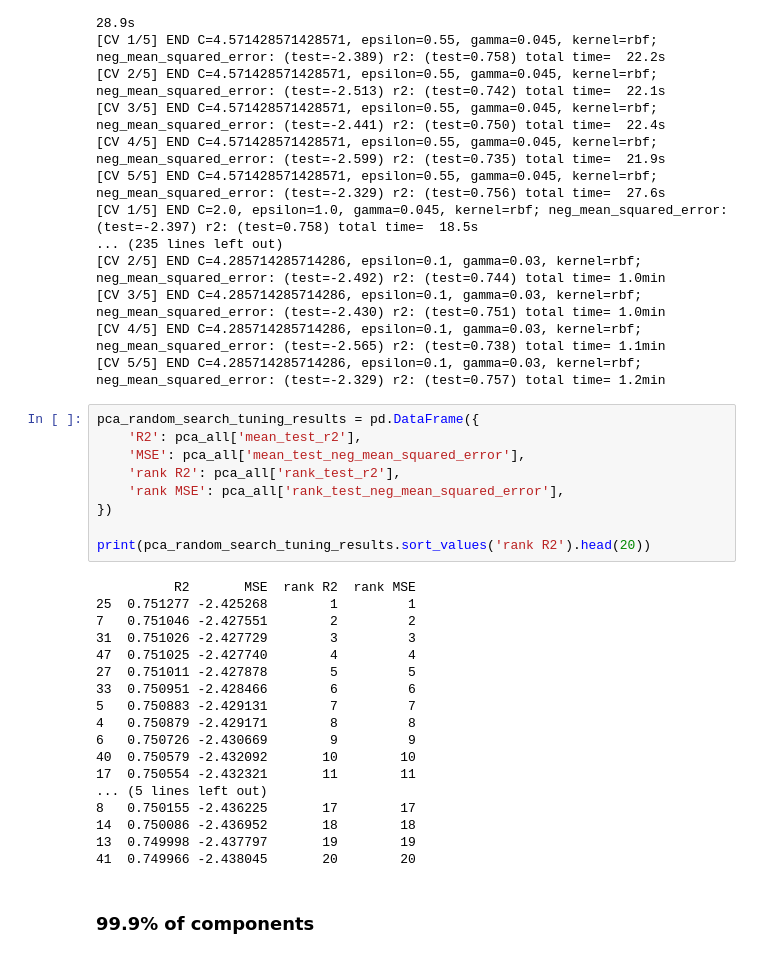
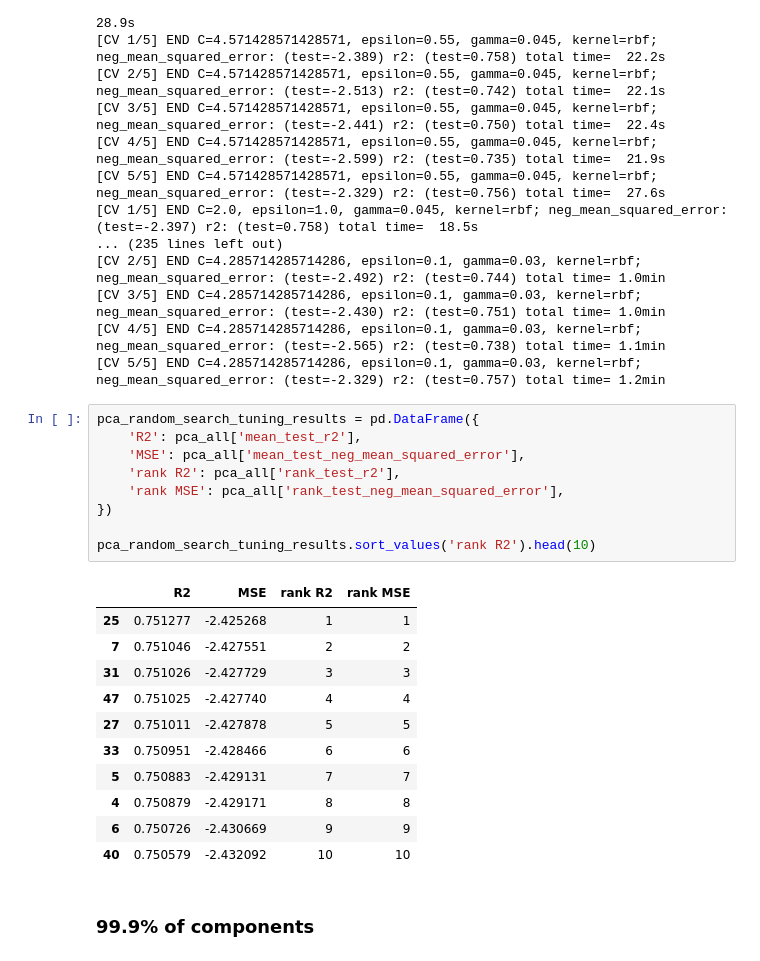
Before and after one commit to iml-term-project/project, a Jupyter notebook: okko/model_tuning_PCA_svr.ipynb, the cells around one changed output. Saved outputs shown, nothing was run; the diff lists cells and outputs as text.

Commit message:
Update svr tuning files

```diff
--- a/okko/model_tuning_PCA_svr.ipynb
+++ b/okko/model_tuning_PCA_svr.ipynb
@@ -60,30 +60,24 @@ Fitting 5 folds for each of 50 candidates, totalling 250 fits
 # %%
 pca_random_search_tuning_results = pd.DataFrame({
     'R2': pca_all['mean_test_r2'],
     'MSE': pca_all['mean_test_neg_mean_squared_error'],
     'rank R2': pca_all['rank_test_r2'],
     'rank MSE': pca_all['rank_test_neg_mean_squared_error'],
 })
 
-print(pca_random_search_tuning_results.sort_values('rank R2').head(20))
+pca_random_search_tuning_results.sort_values('rank R2').head(10)
 # %% [output]
-          R2       MSE  rank R2  rank MSE
-25  0.751277 -2.425268        1         1
-7   0.751046 -2.427551        2         2
-31  0.751026 -2.427729        3         3
-47  0.751025 -2.427740        4         4
-27  0.751011 -2.427878        5         5
-33  0.750951 -2.428466        6         6
-5   0.750883 -2.429131        7         7
-4   0.750879 -2.429171        8         8
-6   0.750726 -2.430669        9         9
-40  0.750579 -2.432092       10        10
-17  0.750554 -2.432321       11        11
-... (5 lines left out)
-8   0.750155 -2.436225       17        17
-14  0.750086 -2.436952       18        18
-13  0.749998 -2.437797       19        19
-41  0.749966 -2.438045       20        20
+|  | R2 | MSE | rank R2 | rank MSE |
+| 25 | 0.751277 | -2.425268 | 1 | 1 |
+| 7 | 0.751046 | -2.427551 | 2 | 2 |
+| 31 | 0.751026 | -2.427729 | 3 | 3 |
+| 47 | 0.751025 | -2.427740 | 4 | 4 |
+| 27 | 0.751011 | -2.427878 | 5 | 5 |
+| 33 | 0.750951 | -2.428466 | 6 | 6 |
+| 5 | 0.750883 | -2.429131 | 7 | 7 |
+| 4 | 0.750879 | -2.429171 | 8 | 8 |
+| 6 | 0.750726 | -2.430669 | 9 | 9 |
+| 40 | 0.750579 | -2.432092 | 10 | 10 |
 # %% [markdown]
 ### 99.9% of components
 # %%
```
Also changed, not shown: parts of 3 cells of this notebook, 1 other file.
